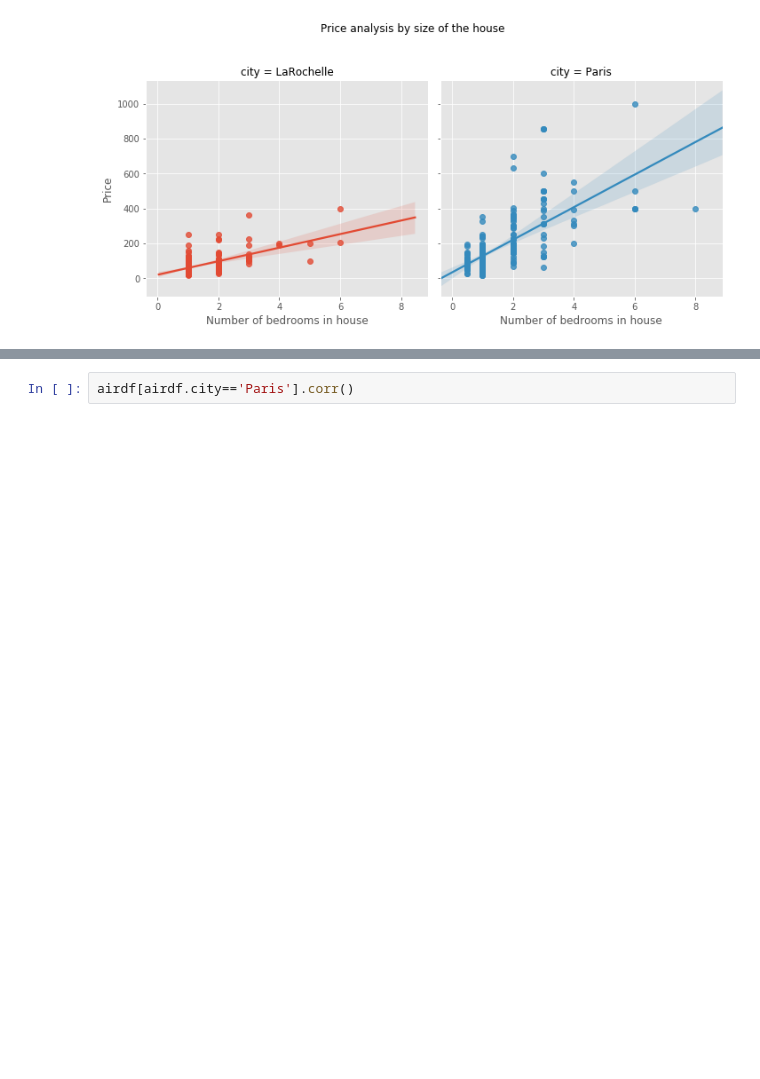
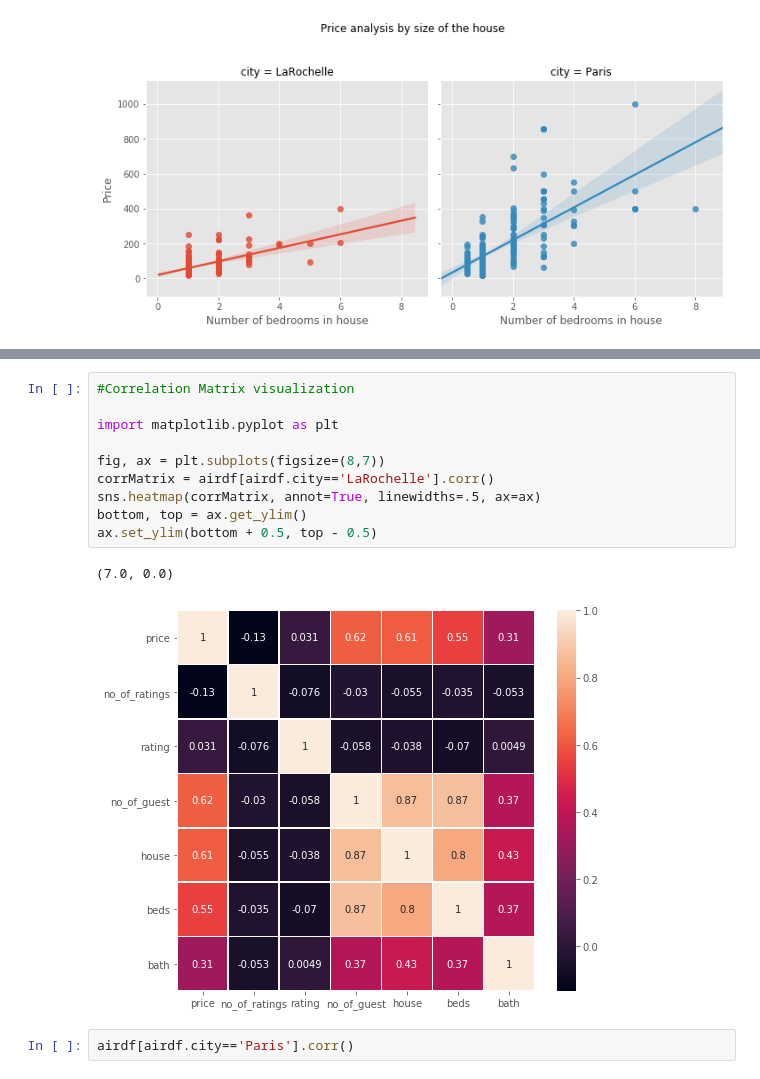
Before and after one commit to tnp1606/ISE, a Jupyter notebook: Data analysis/AirBnB-data-analysis.ipynb, the cells around one changed output, grey strips where cells are left out. Saved outputs shown, nothing was run; the diff lists cells and outputs as text; blank space fills up the shorter version.

```diff
--- a/Data analysis/AirBnB-data-analysis.ipynb
+++ b/Data analysis/AirBnB-data-analysis.ipynb
@@ -213,3 +223,16 @@ airdf[airdf.city=='LaRochelle'].corr()
+# %%
+#Correlation Matrix visualization
+
+import matplotlib.pyplot as plt
+
+fig, ax = plt.subplots(figsize=(8,7))
+corrMatrix = airdf[airdf.city=='LaRochelle'].corr()
+sns.heatmap(corrMatrix, annot=True, linewidths=.5, ax=ax)
+bottom, top = ax.get_ylim()
+ax.set_ylim(bottom + 0.5, top - 0.5)
+# %% [output]
+(7.0, 0.0)
+[figure, added]
 # %%
 airdf[airdf.city=='Paris'].corr()
 # %% [output]
```
Also changed, not shown: parts of 7 cells of this notebook.
